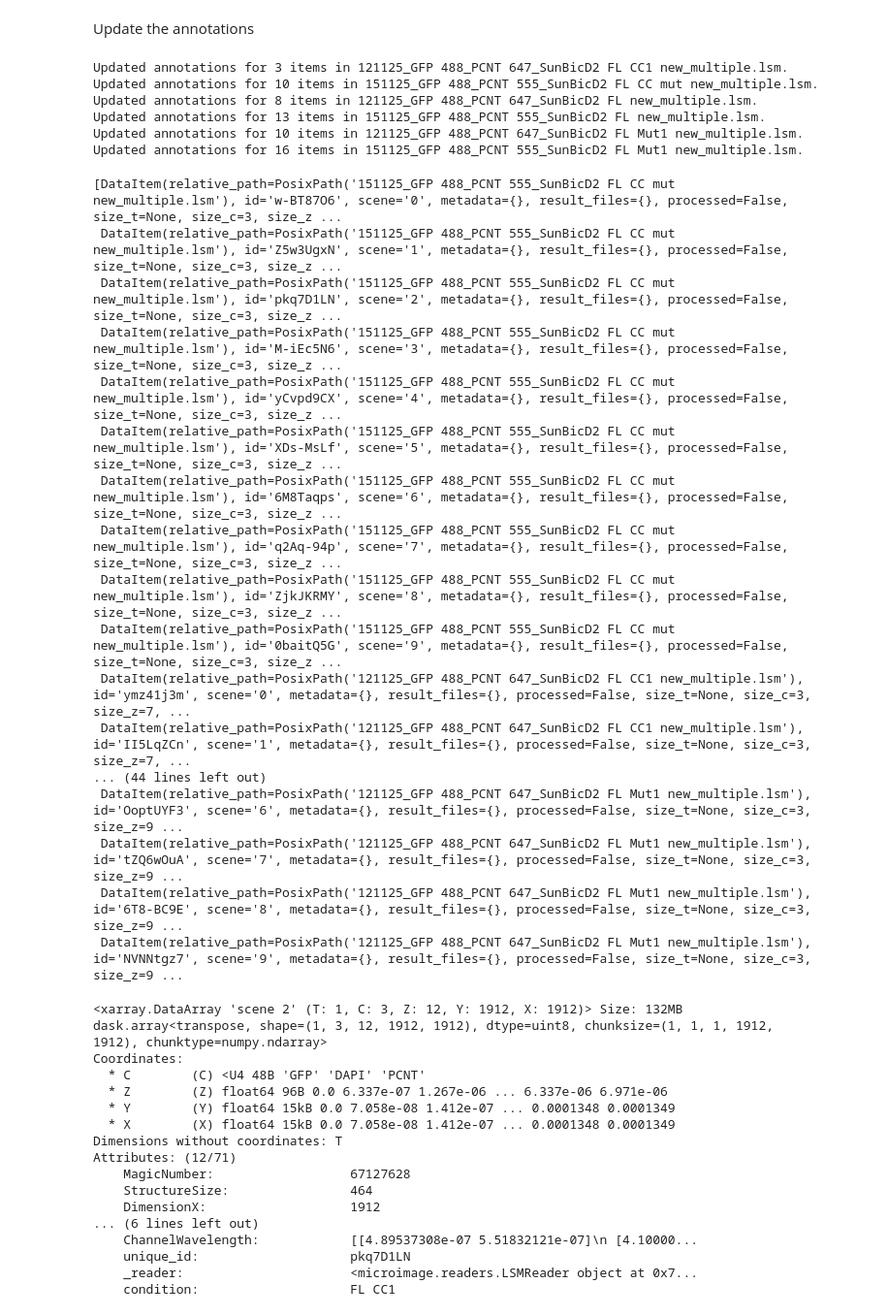
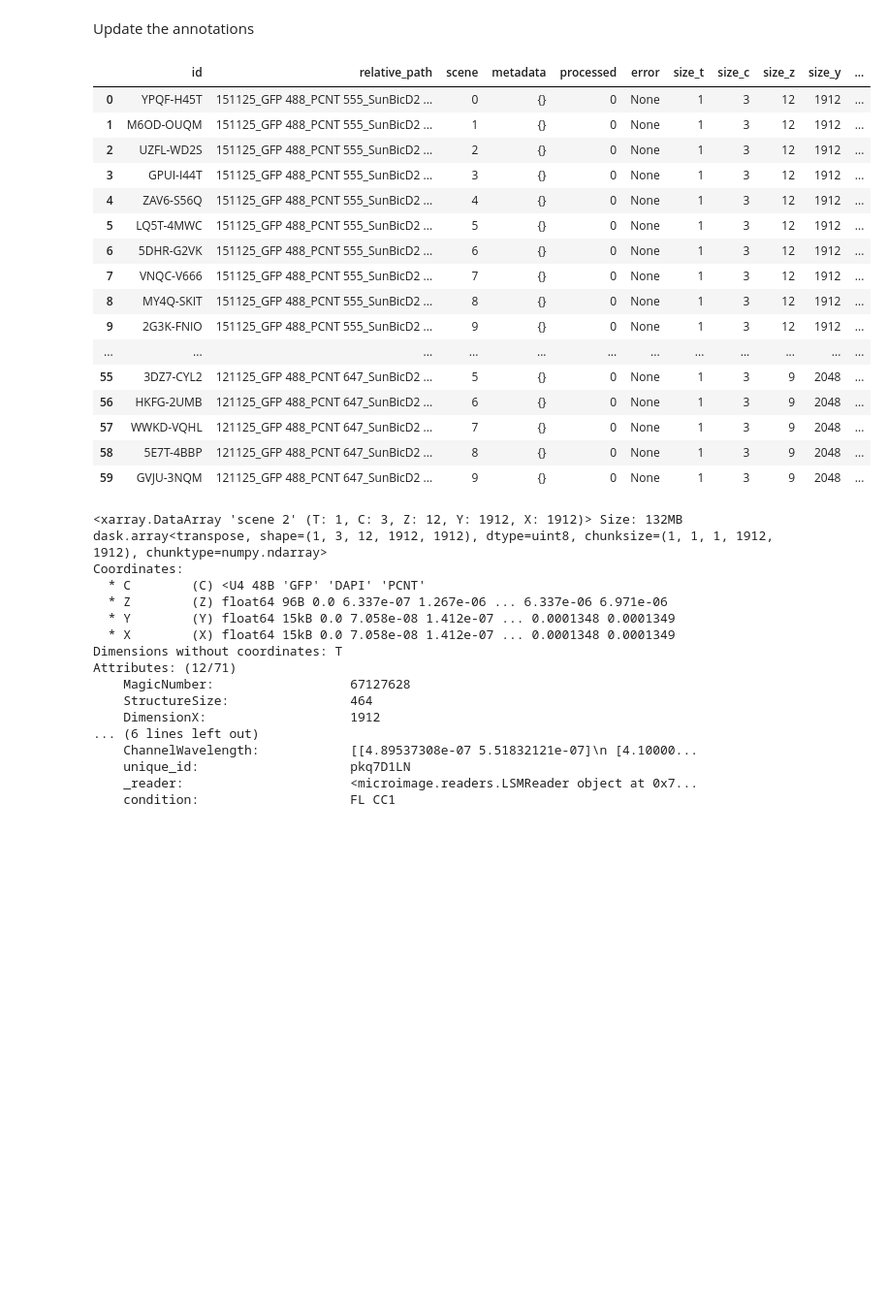
Before and after one commit to jboulanger/microimage, a Jupyter notebook: examples/Create Project.ipynb, the cells around one changed output. Shown at 97% size. Drawn from its saved outputs; the diff is of its cells as text; code cells hidden in the pictures; blank space fills up the shorter version.

```diff
--- a/examples/Create Project.ipynb
+++ b/examples/Create Project.ipynb
@@ -43,34 +19,27 @@ AttributeError: 'ExperimentManager' object has no attribute 'save_dict_for_annot
 # %% [markdown]
 Update the annotations
 # %%
-exp.import_annotation("../results/annotation copy.yml")
+exp.import_annotation("../results/annotation.yml")
-# %% [output]
-Updated annotations for 3 items in 121125_GFP 488_PCNT 647_SunBicD2 FL CC1 new_multiple.lsm.
-Updated annotations for 10 items in 151125_GFP 488_PCNT 555_SunBicD2 FL CC mut new_multiple.lsm.
-Updated annotations for 8 items in 121125_GFP 488_PCNT 647_SunBicD2 FL new_multiple.lsm.
-Updated annotations for 13 items in 151125_GFP 488_PCNT 555_SunBicD2 FL new_multiple.lsm.
-Updated annotations for 10 items in 121125_GFP 488_PCNT 647_SunBicD2 FL Mut1 new_multiple.lsm.
-Updated annotations for 16 items in 151125_GFP 488_PCNT 555_SunBicD2 FL Mut1 new_multiple.lsm.
 # %%
-exp.get_all_items()
+exp.to_dataframe()
 # %% [output]
-[DataItem(relative_path=PosixPath('151125_GFP 488_PCNT 555_SunBicD2 FL CC mut new_multiple.lsm'), id='w-BT87O6', scene='0', metadata={}, result_files={}, processed=False, size_t=None, size_c=3, size_z ...
- DataItem(relative_path=PosixPath('151125_GFP 488_PCNT 555_SunBicD2 FL CC mut new_multiple.lsm'), id='Z5w3UgxN', scene='1', metadata={}, result_files={}, processed=False, size_t=None, size_c=3, size_z ...
- DataItem(relative_path=PosixPath('151125_GFP 488_PCNT 555_SunBicD2 FL CC mut new_multiple.lsm'), id='pkq7D1LN', scene='2', metadata={}, result_files={}, processed=False, size_t=None, size_c=3, size_z ...
- DataItem(relative_path=PosixPath('151125_GFP 488_PCNT 555_SunBicD2 FL CC mut new_multiple.lsm'), id='M-iEc5N6', scene='3', metadata={}, result_files={}, processed=False, size_t=None, size_c=3, size_z ...
- DataItem(relative_path=PosixPath('151125_GFP 488_PCNT 555_SunBicD2 FL CC mut new_multiple.lsm'), id='yCvpd9CX', scene='4', metadata={}, result_files={}, processed=False, size_t=None, size_c=3, size_z ...
- DataItem(relative_path=PosixPath('151125_GFP 488_PCNT 555_SunBicD2 FL CC mut new_multiple.lsm'), id='XDs-MsLf', scene='5', metadata={}, result_files={}, processed=False, size_t=None, size_c=3, size_z ...
- DataItem(relative_path=PosixPath('151125_GFP 488_PCNT 555_SunBicD2 FL CC mut new_multiple.lsm'), id='6M8Taqps', scene='6', metadata={}, result_files={}, processed=False, size_t=None, size_c=3, size_z ...
- DataItem(relative_path=PosixPath('151125_GFP 488_PCNT 555_SunBicD2 FL CC mut new_multiple.lsm'), id='q2Aq-94p', scene='7', metadata={}, result_files={}, processed=False, size_t=None, size_c=3, size_z ...
- DataItem(relative_path=PosixPath('151125_GFP 488_PCNT 555_SunBicD2 FL CC mut new_multiple.lsm'), id='ZjkJKRMY', scene='8', metadata={}, result_files={}, processed=False, size_t=None, size_c=3, size_z ...
- DataItem(relative_path=PosixPath('151125_GFP 488_PCNT 555_SunBicD2 FL CC mut new_multiple.lsm'), id='0baitQ5G', scene='9', metadata={}, result_files={}, processed=False, size_t=None, size_c=3, size_z ...
- DataItem(relative_path=PosixPath('121125_GFP 488_PCNT 647_SunBicD2 FL CC1 new_multiple.lsm'), id='ymz41j3m', scene='0', metadata={}, result_files={}, processed=False, size_t=None, size_c=3, size_z=7, ...
- DataItem(relative_path=PosixPath('121125_GFP 488_PCNT 647_SunBicD2 FL CC1 new_multiple.lsm'), id='II5LqZCn', scene='1', metadata={}, result_files={}, processed=False, size_t=None, size_c=3, size_z=7, ...
-... (44 lines left out)
- DataItem(relative_path=PosixPath('121125_GFP 488_PCNT 647_SunBicD2 FL Mut1 new_multiple.lsm'), id='OoptUYF3', scene='6', metadata={}, result_files={}, processed=False, size_t=None, size_c=3, size_z=9 ...
- DataItem(relative_path=PosixPath('121125_GFP 488_PCNT 647_SunBicD2 FL Mut1 new_multiple.lsm'), id='tZQ6wOuA', scene='7', metadata={}, result_files={}, processed=False, size_t=None, size_c=3, size_z=9 ...
- DataItem(relative_path=PosixPath('121125_GFP 488_PCNT 647_SunBicD2 FL Mut1 new_multiple.lsm'), id='6T8-BC9E', scene='8', metadata={}, result_files={}, processed=False, size_t=None, size_c=3, size_z=9 ...
- DataItem(relative_path=PosixPath('121125_GFP 488_PCNT 647_SunBicD2 FL Mut1 new_multiple.lsm'), id='NVNNtgz7', scene='9', metadata={}, result_files={}, processed=False, size_t=None, size_c=3, size_z=9 ...
+|  | id | relative_path | scene | metadata | processed | error | size_t | size_c | size_z | size_y | ... |
+| 0 | YPQF-H45T | 151125_GFP 488_PCNT 555_SunBicD2 ... | 0 | {} | 0 | None | 1 | 3 | 12 | 1912 | ... |
+| 1 | M6OD-OUQM | 151125_GFP 488_PCNT 555_SunBicD2 ... | 1 | {} | 0 | None | 1 | 3 | 12 | 1912 | ... |
+| 2 | UZFL-WD2S | 151125_GFP 488_PCNT 555_SunBicD2 ... | 2 | {} | 0 | None | 1 | 3 | 12 | 1912 | ... |
+| 3 | GPUI-I44T | 151125_GFP 488_PCNT 555_SunBicD2 ... | 3 | {} | 0 | None | 1 | 3 | 12 | 1912 | ... |
+| 4 | ZAV6-S56Q | 151125_GFP 488_PCNT 555_SunBicD2 ... | 4 | {} | 0 | None | 1 | 3 | 12 | 1912 | ... |
+| 5 | LQ5T-4MWC | 151125_GFP 488_PCNT 555_SunBicD2 ... | 5 | {} | 0 | None | 1 | 3 | 12 | 1912 | ... |
+| 6 | 5DHR-G2VK | 151125_GFP 488_PCNT 555_SunBicD2 ... | 6 | {} | 0 | None | 1 | 3 | 12 | 1912 | ... |
+| 7 | VNQC-V666 | 151125_GFP 488_PCNT 555_SunBicD2 ... | 7 | {} | 0 | None | 1 | 3 | 12 | 1912 | ... |
+| 8 | MY4Q-SKIT | 151125_GFP 488_PCNT 555_SunBicD2 ... | 8 | {} | 0 | None | 1 | 3 | 12 | 1912 | ... |
+| 9 | 2G3K-FNIO | 151125_GFP 488_PCNT 555_SunBicD2 ... | 9 | {} | 0 | None | 1 | 3 | 12 | 1912 | ... |
+| ... | ... | ... | ... | ... | ... | ... | ... | ... | ... | ... | ... |
+| 55 | 3DZ7-CYL2 | 121125_GFP 488_PCNT 647_SunBicD2 ... | 5 | {} | 0 | None | 1 | 3 | 9 | 2048 | ... |
+| 56 | HKFG-2UMB | 121125_GFP 488_PCNT 647_SunBicD2 ... | 6 | {} | 0 | None | 1 | 3 | 9 | 2048 | ... |
+| 57 | WWKD-VQHL | 121125_GFP 488_PCNT 647_SunBicD2 ... | 7 | {} | 0 | None | 1 | 3 | 9 | 2048 | ... |
+| 58 | 5E7T-4BBP | 121125_GFP 488_PCNT 647_SunBicD2 ... | 8 | {} | 0 | None | 1 | 3 | 9 | 2048 | ... |
+| 59 | GVJU-3NQM | 121125_GFP 488_PCNT 647_SunBicD2 ... | 9 | {} | 0 | None | 1 | 3 | 9 | 2048 | ... |
 # %%
 exp.load_item_data(exp.get_all_items()[2])
 # %% [output]
```
Also changed, not shown: parts of 3 cells of this notebook, 6 other files.
